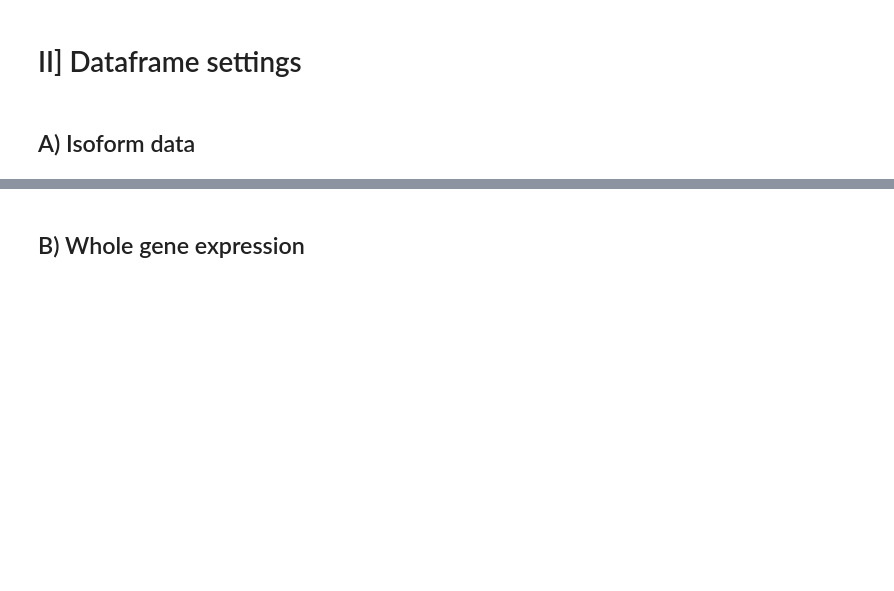
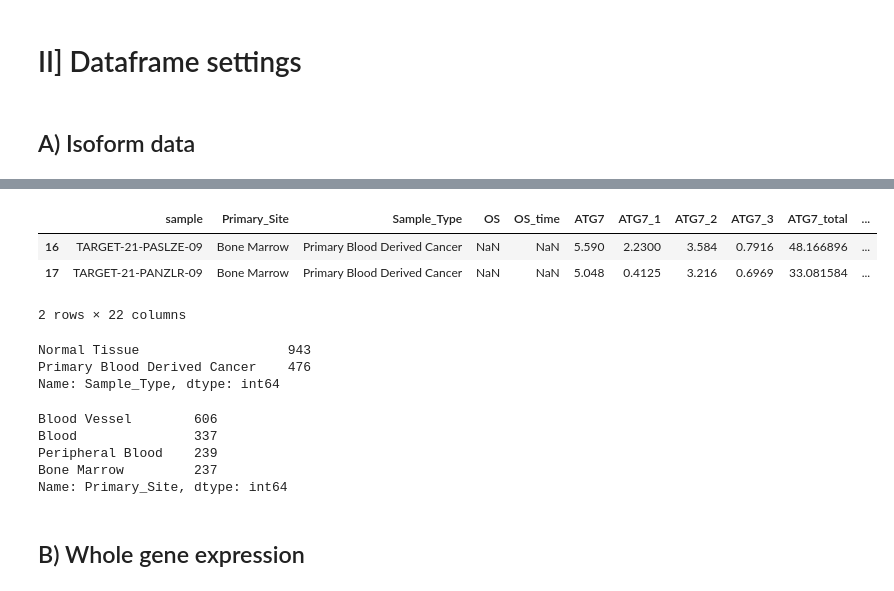
Before and after one commit to Keviosta/Article_short_isoform_ATG7_private, a Jupyter notebook: ATG7/atg7_separated_organs_analyse/blood/organ_blood_specific_ATG7_correalation.ipynb, the cells around one changed output, grey strips where cells are left out. Drawn from its saved outputs; the diff is of its cells as text; code cells hidden in the pictures; blank space fills up the shorter version.

```diff
--- a/ATG7/atg7_separated_organs_analyse/blood/organ_blood_specific_ATG7_correalation.ipynb
+++ b/ATG7/atg7_separated_organs_analyse/blood/organ_blood_specific_ATG7_correalation.ipynb
@@ -22,0 +140,10 @@ def split(L):
+# %%
+#Creation of two dataframe for blood only
+##Normal tissue=Blood and Primary tumor=Bone Marrow & Peripheral Blood.
+df_ATG7_Normal = df[(df['Primary_Site'] == 'Blood Vessel') |
+                      (df['Primary_Site'] == 'Blood') & (df['Sample_Type'] != 'Cell Line')]
+
+df_ATG7_Primary = df[df['Sample_Type'].str.match('(Primary Blood Derived Cancer - Bone Marrow)|(Primary Blood Derived Cancer - Peripheral Blood)')]
+
+print('normal_tissue' , len(df_ATG7_Normal))
+print('primary_tumors' , len(df_ATG7_Primary))
@@ -22,0 +159,14 @@ def split(L):
+# %%
+# Column rename
+df_ATG7_Primary = df_ATG7_Primary.rename(columns = {'Sample_Type' : 'Primary_Site',
+                                                    'Primary_Site' : 'Sample_Type'})
+#replace texts to have a better table
+df_ATG7_Primary['Sample_Type'] = df_ATG7_Primary['Sample_Type'].str.replace('White Blood Cell', 'Primary Blood Derived Cancer')
+df_ATG7_Primary['Primary_Site'] = df_ATG7_Primary['Primary_Site'].str.replace('Primary Blood Derived Cancer - ', '')
+
+df_ATG7_Primary.head(2)
+# %% [output]
+|  | sample | Primary_Site | Sample_Type | OS | OS_time | ATG7 | ATG7_1 | ATG7_2 | ATG7_3 | ATG7_total | ... |
+| 16 | TARGET-21-PASLZE-09 | Bone Marrow | Primary Blood Derived Cancer | NaN | NaN | 5.590 | 2.2300 | 3.584 | 0.7916 | 48.166896 | ... |
+| 17 | TARGET-21-PANZLR-09 | Bone Marrow | Primary Blood Derived Cancer | NaN | NaN | 5.048 | 0.4125 | 3.216 | 0.6969 | 33.081584 | ... |
+2 rows × 22 columns
@@ -23,3 +177,17 @@ def split(L):
+# %%
+df_ATG7_NormPrim['Sample_Type'].value_counts()
+# %% [output]
+Normal Tissue                   943
+Primary Blood Derived Cancer    476
+Name: Sample_Type, dtype: int64
+# %%
+df_ATG7_NormPrim['Primary_Site'].value_counts()
+# %% [output]
+Blood Vessel        606
+Blood               337
+Peripheral Blood    239
+Bone Marrow         237
+Name: Primary_Site, dtype: int64
 # %% [markdown]
 ## B) Whole gene expression
 # %%
```
Also changed, not shown: parts of 12 cells of this notebook, 2 other files.
